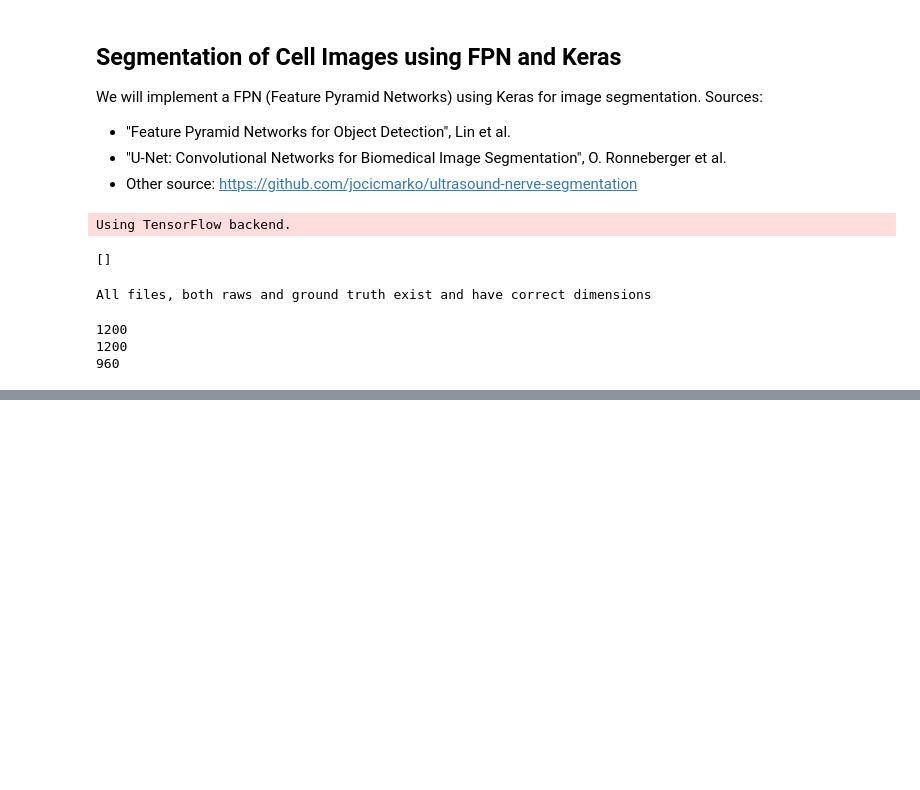
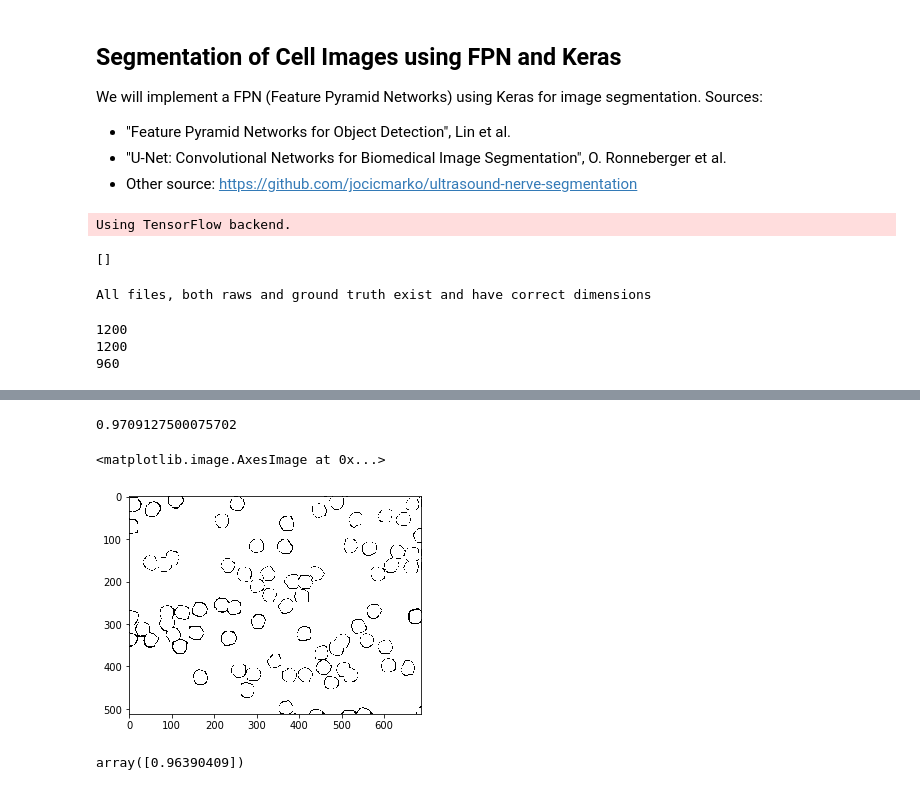
Before and after one commit to zoidor/MLTests, a Jupyter notebook: segmentation/Test Segmentation FPN.ipynb, the cells around one changed output, grey strips where cells are left out. Saved outputs shown, nothing was run; the diff lists cells and outputs as text; code cells hidden in the pictures; blank space fills up the shorter version.

Commit message:
Performance evaluation.

```diff
--- a/segmentation/Test Segmentation FPN.ipynb
+++ b/segmentation/Test Segmentation FPN.ipynb
@@ -203,0 +191,33 @@ matplotlib.pyplot.imshow(numpy.asmatrix(test_predict[15]), cmap = 'gray')
+# %%
+def get_thresholded_image(img, threshold):
+    return (img > threshold) * 255.0
+
+def calc_performance(img_pred, img_truth, threshold):
+    th_image = get_thresholded_image(img_pred, threshold)
+    same = (abs(img_truth - th_image) < 1e-10) * 1.0
+    return same
+
+def calc_performance_avg(img_pred, img_truth, threshold):
+    img_eq = calc_performance(img_pred, img_truth, threshold)
+    return (sum(sum(img_eq))/img_eq.size)[0]
+
+def calc_performance_on_images(predictions, ground_truths, threshold):
+    couples = zip(predictions, ground_truths)
+    perfs = [calc_performance_avg(pred, label, threshold) for pred, label in couples]
+    return sum(perfs)/len(perfs)
+# %%
+threshold = .5
+calc_performance_on_images(test_predict, test_labl, threshold)
+# %% [output]
+0.9709127500075702
+# %%
+diff = calc_performance(test_predict[0], test_labl[0], threshold)
+# %%
+matplotlib.pyplot.imshow(numpy.asmatrix(diff), cmap = 'gray')
+# %% [output]
+<matplotlib.image.AxesImage at 0x...>
+[figure, added]
+# %%
+sum(sum(diff))/diff.size
+# %% [output]
+array([0.96390409])
```
Also changed, not shown: parts of 9 cells of this notebook.
